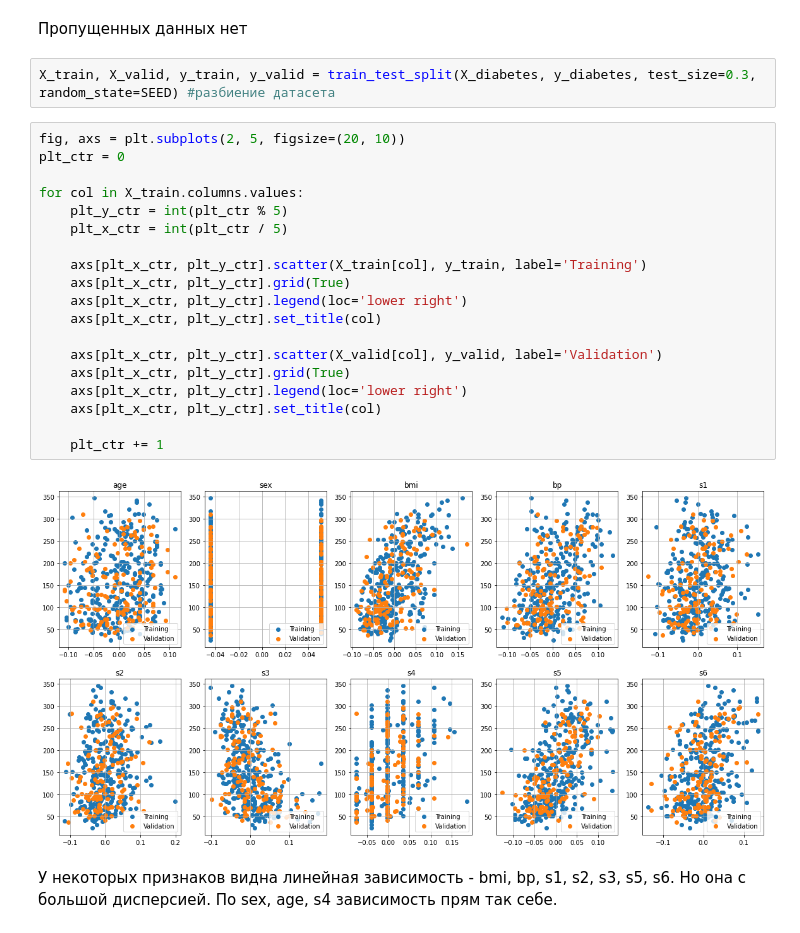
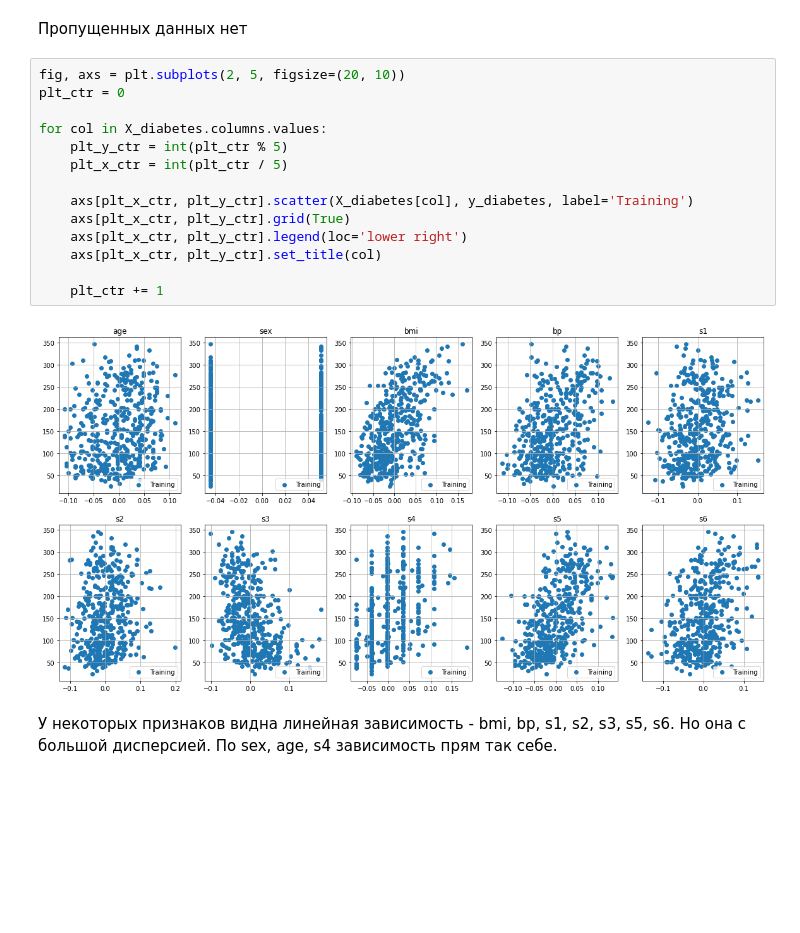
Before and after one commit to zappaz00/4_overfitting_regularization, a Jupyter notebook: overfitting_regularization.ipynb, the cells around one changed output. Drawn from its saved outputs; the diff is of its cells as text; blank space fills up the shorter version.

```diff
--- a/overfitting_regularization.ipynb
+++ b/overfitting_regularization.ipynb
@@ -416,29 +417,22 @@ s6     0
 dtype: int64
 # %% [markdown]
 Пропущенных данных нет
-# %%
-X_train, X_valid, y_train, y_valid = train_test_split(X_diabetes, y_diabetes, test_size=0.3, random_state=SEED) #разбиение датасета
 # %%
 fig, axs = plt.subplots(2, 5, figsize=(20, 10))
 plt_ctr = 0
 
-for col in X_train.columns.values:
+for col in X_diabetes.columns.values:
     plt_y_ctr = int(plt_ctr % 5)
     plt_x_ctr = int(plt_ctr / 5)
 
-    axs[plt_x_ctr, plt_y_ctr].scatter(X_train[col], y_train, label='Training')
-    axs[plt_x_ctr, plt_y_ctr].grid(True)
-    axs[plt_x_ctr, plt_y_ctr].legend(loc='lower right')
-    axs[plt_x_ctr, plt_y_ctr].set_title(col)
-
-    axs[plt_x_ctr, plt_y_ctr].scatter(X_valid[col], y_valid, label='Validation')
+    axs[plt_x_ctr, plt_y_ctr].scatter(X_diabetes[col], y_diabetes, label='Training')
     axs[plt_x_ctr, plt_y_ctr].grid(True)
     axs[plt_x_ctr, plt_y_ctr].legend(loc='lower right')
     axs[plt_x_ctr, plt_y_ctr].set_title(col)
 
     plt_ctr += 1
 # %% [output]
-[figure, old version]
+[figure, new version]
 # %% [markdown]
 У некоторых признаков видна линейная зависимость - bmi, bp, s1, s2, s3, s5, s6. Но она с большой дисперсией. По sex, age, s4 зависимость прям так себе.
 # %%
```
Also changed, not shown: parts of 27 cells of this notebook.
